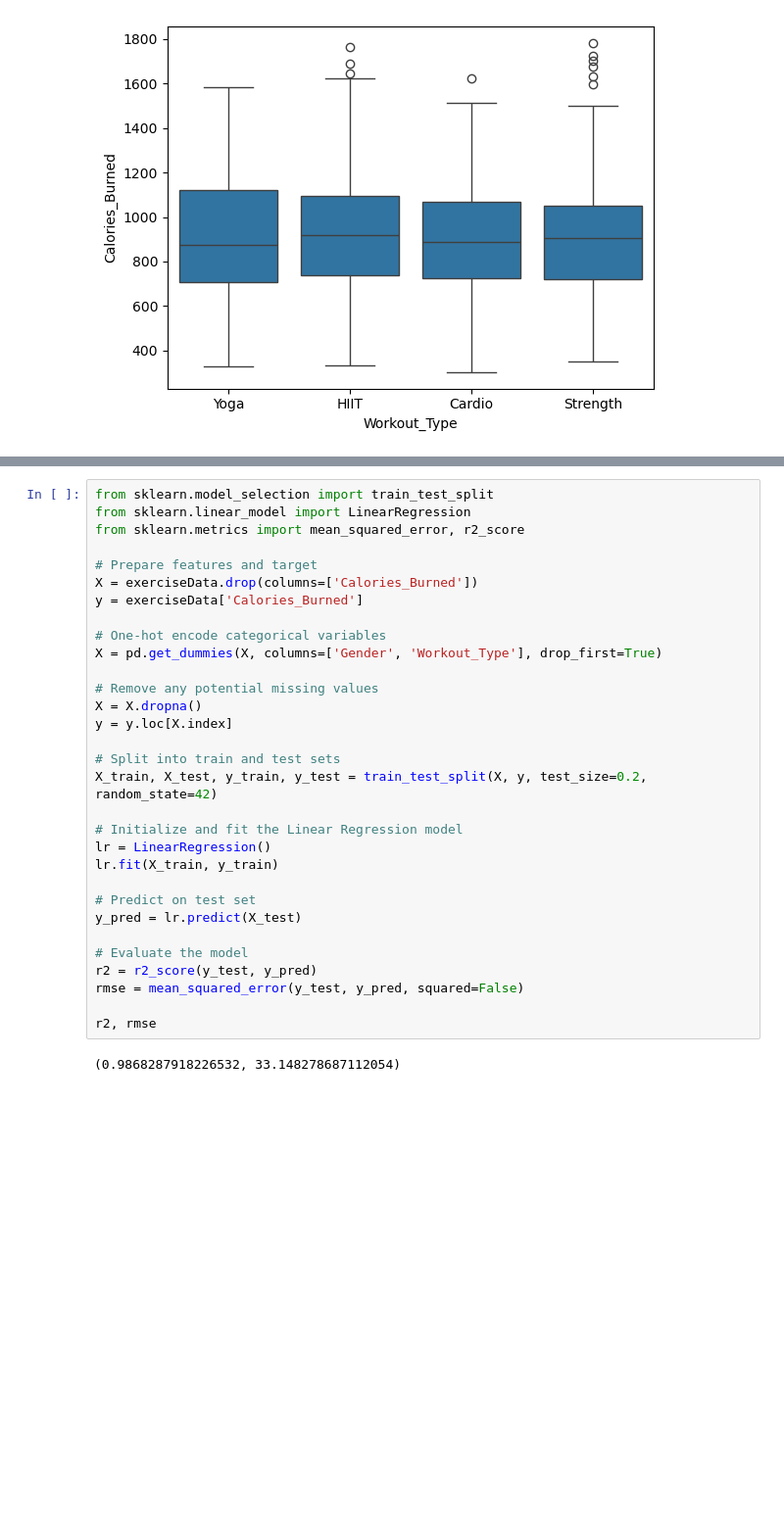
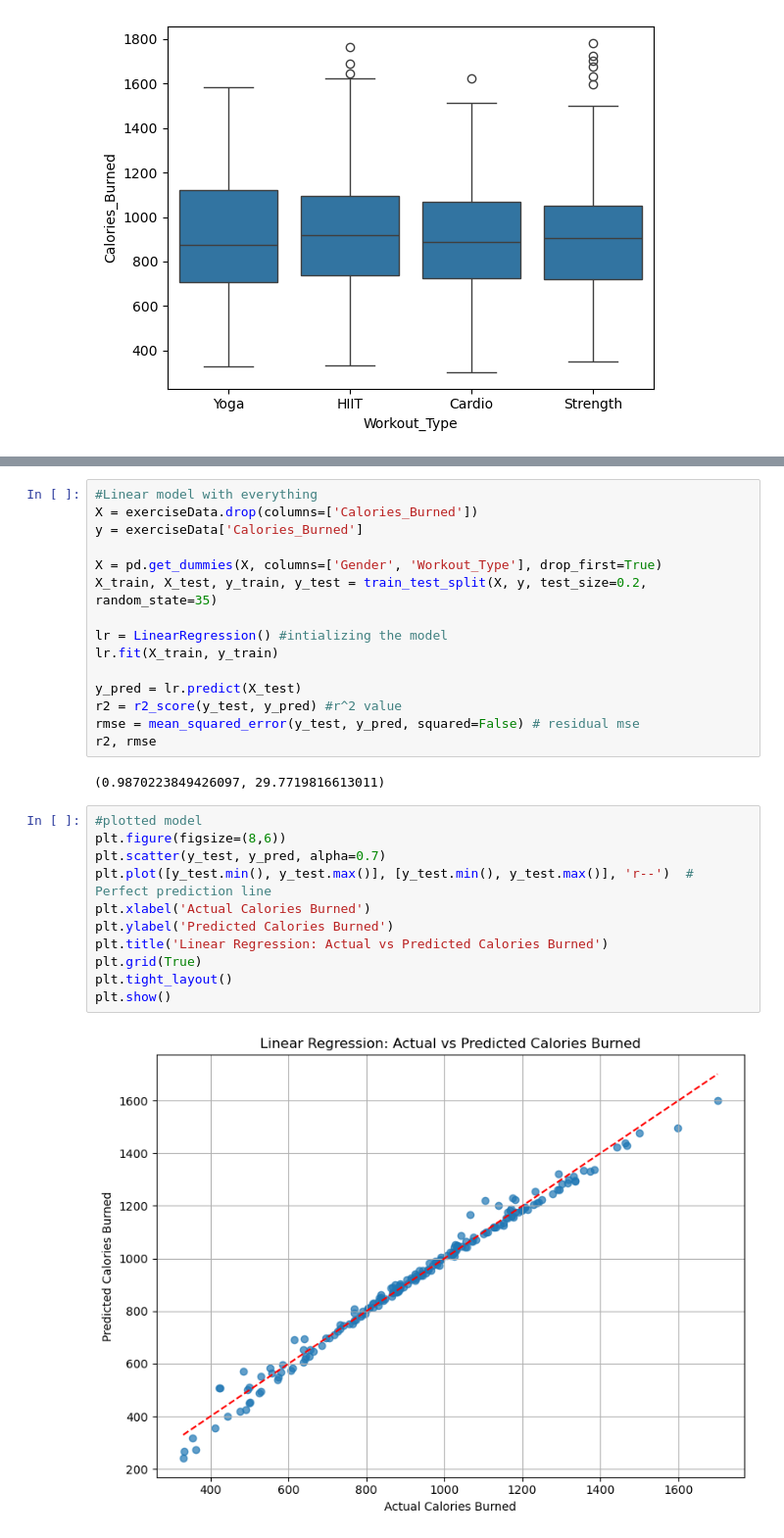
Before and after one commit to AndyMillian/Exercise-Project, a Jupyter notebook: ExerciseProject.ipynb, the cells around one changed output, grey strips where cells are left out. Shown at 98% size. Drawn from its saved outputs; the diff is of its cells as text; blank space fills up the shorter version.

```diff
--- a/ExerciseProject.ipynb
+++ b/ExerciseProject.ipynb
@@ -138,33 +151,30 @@ plt.show()
 # %%
-from sklearn.model_selection import train_test_split
-from sklearn.linear_model import LinearRegression
-from sklearn.metrics import mean_squared_error, r2_score
-
-# Prepare features and target
+#Linear model with everything
 X = exerciseData.drop(columns=['Calories_Burned'])
 y = exerciseData['Calories_Burned']
 
-# One-hot encode categorical variables
 X = pd.get_dummies(X, columns=['Gender', 'Workout_Type'], drop_first=True)
+X_train, X_test, y_train, y_test = train_test_split(X, y, test_size=0.2, random_state=35)
 
-# Remove any potential missing values
-X = X.dropna()
-y = y.loc[X.index]
-
-# Split into train and test sets
-X_train, X_test, y_train, y_test = train_test_split(X, y, test_size=0.2, random_state=42)
-
-# Initialize and fit the Linear Regression model
-lr = LinearRegression()
+lr = LinearRegression() #intializing the model
 lr.fit(X_train, y_train)
 
-# Predict on test set
 y_pred = lr.predict(X_test)
-
-# Evaluate the model
-r2 = r2_score(y_test, y_pred)
-rmse = mean_squared_error(y_test, y_pred, squared=False)
-
+r2 = r2_score(y_test, y_pred) #r^2 value
+rmse = mean_squared_error(y_test, y_pred, squared=False) # residual mse
 r2, rmse
 # %% [output]
-(0.9868287918226532, 33.148278687112054)
+(0.9870223849426097, 29.7719816613011)
+# %%
+#plotted model
+plt.figure(figsize=(8,6))
+plt.scatter(y_test, y_pred, alpha=0.7)
+plt.plot([y_test.min(), y_test.max()], [y_test.min(), y_test.max()], 'r--')  # Perfect prediction line
+plt.xlabel('Actual Calories Burned')
+plt.ylabel('Predicted Calories Burned')
+plt.title('Linear Regression: Actual vs Predicted Calories Burned')
+plt.grid(True)
+plt.tight_layout()
+plt.show()
+# %% [output]
+[figure, added]
```
Also changed, not shown: parts of 15 cells of this notebook, 6 other files.
